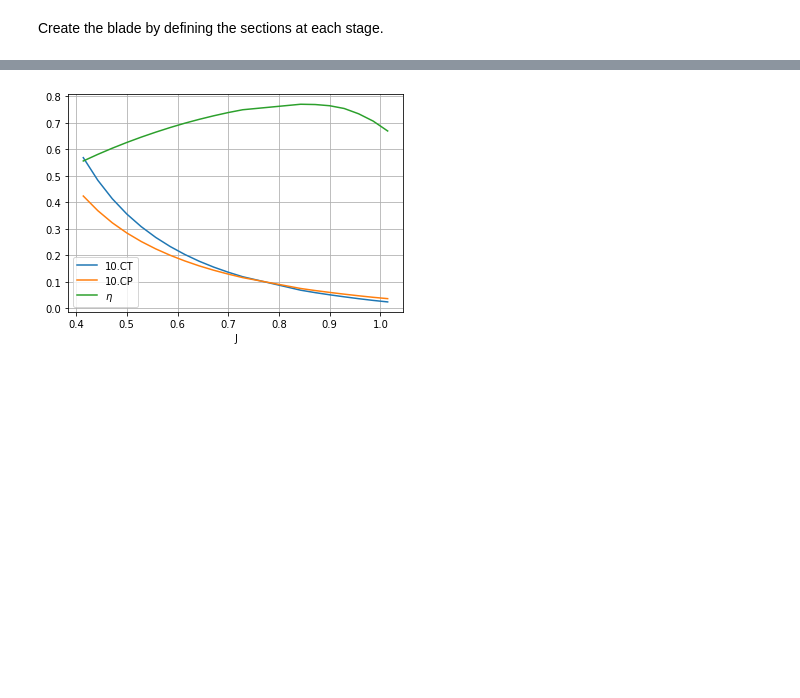
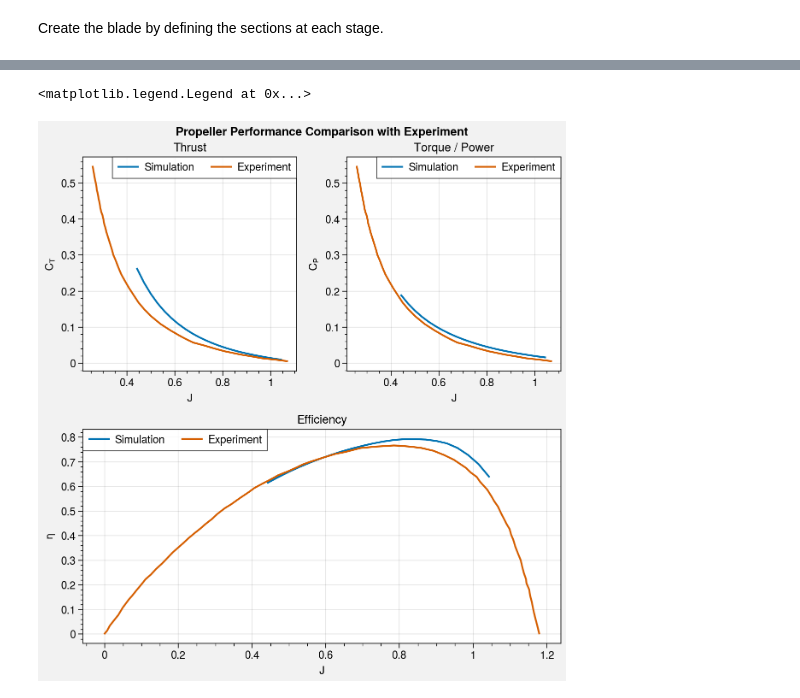
Before and after one commit to KikeM/propeller_study, a Jupyter notebook: notebooks/Compare to experiments.ipynb, the cells around one changed output, grey strips where cells are left out. Drawn from its saved outputs; the diff is of its cells as text; code cells hidden in the pictures; blank space fills up the shorter version.

Commit message:
ENH: Upload comparison notebook

```diff
--- a/notebooks/Compare to experiments.ipynb
+++ b/notebooks/Compare to experiments.ipynb
@@ -196,6 +198,52 @@ import matplotlib.pyplot as plt
-# %%
-ax = results_df.plot()
-ax.axis('tight');
-ax.grid(True)
-# %% [output]
-[figure, removed]
+# %%
+G = 10
+# %%
+PATH_EXPERIMENTS = Path("../experimental_results")
+path_thrust = PATH_EXPERIMENTS / 'thrust_coefficient.csv'
+path_torque = PATH_EXPERIMENTS / 'torque_coefficient.csv'
+path_efficiency = PATH_EXPERIMENTS / 'efficiency.csv'
+# %%
+experimental_thrust = pd.read_csv(path_thrust, sep = ';', index_col=0)
+experimental_torque = pd.read_csv(path_torque, sep = ';', index_col=0)
+experimental_efficiency = pd.read_csv(path_efficiency, sep = ";", index_col = 0)
+
+experimental_thrust = experimental_thrust.sort_index().div(G)
+experimental_torque = experimental_torque.sort_index().div(G)
+experimental_efficiency = experimental_efficiency.sort_index()
+# %%
+_array = [[1, 2], [3, 3]]
+fig, axes = plot.subplots(array=_array, share=0)
+
+ax = axes[0]
+ax.plot(
+    results_df.drop(["eta", "CP"], axis=1),
+)
+ax.plot(experimental_thrust)
+ax.format(
+    title="Thrust",
+    ylabel="$C_T$",
+    suptitle="Propeller Performance Comparison with Experiment",
+)
+ax.legend(labels=["Simulation", "Experiment"])
+
+ax = axes[1]
+ax.plot(
+    results_df.drop(["eta", "CT"], axis=1),
+)
+ax.plot(experimental_thrust)
+ax.format(
+    title="Torque / Power",
+    ylabel="$C_P$",
+    suptitle="Propeller Performance Comparison with Experiment",
+)
+ax.legend(labels=["Simulation", "Experiment"])
+
+
+ax = axes[-1]
+ax.plot(results_df["eta"])
+ax.plot(experimental_efficiency)
+ax.format(title="Efficiency", ylabel="$\eta$")
+ax.legend(labels=["Simulation", "Experiment"])
+# %% [output]
+<matplotlib.legend.Legend at 0x...>
+[figure, added]
```
Also changed, not shown: parts of 10 cells of this notebook, 1 other file.
